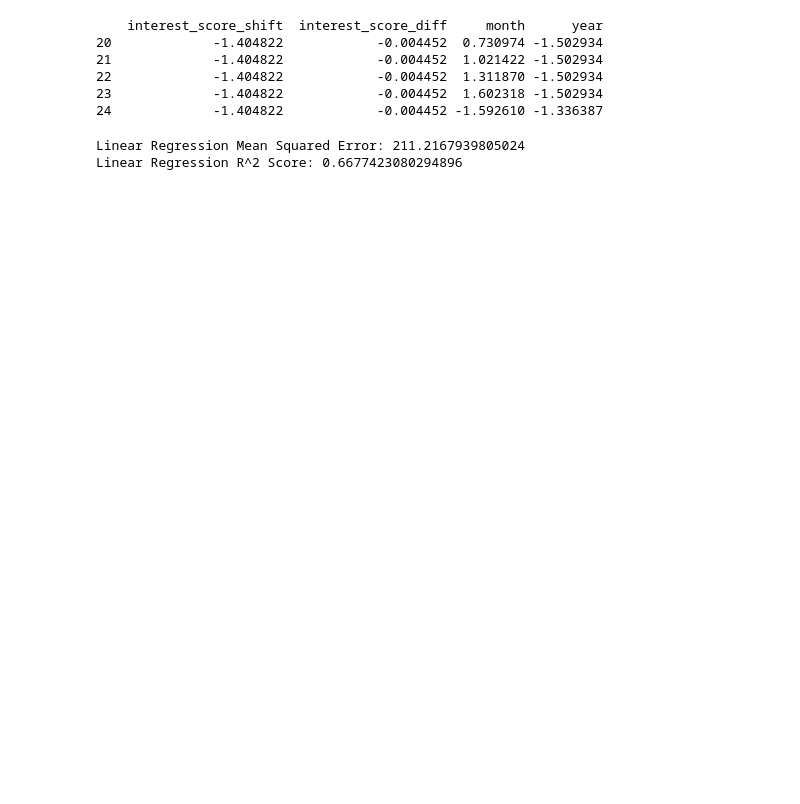
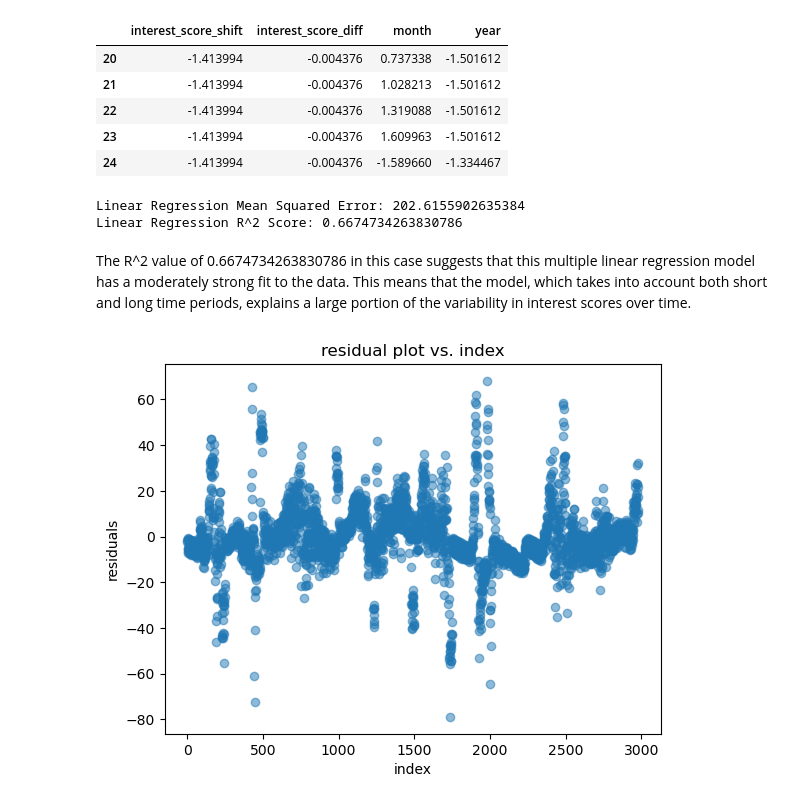
Before and after one commit to Arssh-Bajpai/Health-Trends-predictor, a Jupyter notebook: 2ndML.ipynb, the cells around one changed output. Saved outputs shown, nothing was run; the diff lists cells and outputs as text; code cells hidden in the pictures; blank space fills up the shorter version.

```diff
--- a/2ndML.ipynb
+++ b/2ndML.ipynb
@@ -37,19 +47,19 @@ df
 # %%
-# Select features
+# Select features to investigate trend's longevity
 features = ['interest_score_shift', 'interest_score_diff', 'month', 'year']
 
-# Since they're are multiple x-values I scale them here
+# Scale x features using standardization
 for feature in features:
     mean = df[feature].mean()
     std_dev = df[feature].std()
     df[feature] = (df[feature] - mean) / std_dev
 
-print(df[features].head())
+df[features].head()
 # %% [output]
-    interest_score_shift  interest_score_diff     month      year
-20             -1.404822            -0.004452  0.730974 -1.502934
-21             -1.404822            -0.004452  1.021422 -1.502934
-22             -1.404822            -0.004452  1.311870 -1.502934
-23             -1.404822            -0.004452  1.602318 -1.502934
-24             -1.404822            -0.004452 -1.592610 -1.336387
+|  | interest_score_shift | interest_score_diff | month | year |
+| 20 | -1.413994 | -0.004376 | 0.737338 | -1.501612 |
+| 21 | -1.413994 | -0.004376 | 1.028213 | -1.501612 |
+| 22 | -1.413994 | -0.004376 | 1.319088 | -1.501612 |
+| 23 | -1.413994 | -0.004376 | 1.609963 | -1.501612 |
+| 24 | -1.413994 | -0.004376 | -1.589660 | -1.334467 |
 # %%
@@ -58,27 +68,25 @@ X = df[features]
 y = df['interest_score']
 X_train, X_test, y_train, y_test = train_test_split(X, y, test_size=0.4, random_state = 42)
 # %%
-import numpy as np
-# Our second type of ML algorithm is a classification example so we convert interest_score to binary for classification
-#(e.g., above median is 1)
-df['interest_class'] = (df['interest_score'] > df['interest_score'].median()).astype(int)
-y_class = df['interest_class']
-#redo the training
-X_train_c, X_test_c, y_train_c, y_test_c = train_test_split(X, y_class, test_size=0.4)
-
-# run linear regression
+# Run linear regression on train data
 lin_reg = LinearRegression()
 lin_reg.fit(X_train, y_train)
+
+# Make predictions with test data
 y_pred = lin_reg.predict(X_test)
-#calculate mse
+
+# Calculate mse
 residuals = y_test - y_pred  # Residuals
 mse = np.mean(residuals ** 2)
-#calculate r^2
+
+# Calculate r^2
 r2 = 1 - (mse)/(y_test.var())
 
 # Evaluate Linear Regression
 print(f"Linear Regression Mean Squared Error: {mse}")
 print(f"Linear Regression R^2 Score: {r2}")
 # %% [output]
-Linear Regression Mean Squared Error: 211.2167939805024
-Linear Regression R^2 Score: 0.6677423080294896
+Linear Regression Mean Squared Error: 202.6155902635384
+Linear Regression R^2 Score: 0.6674734263830786
+# %% [markdown]
+The R^2 value of 0.6674734263830786 in this case suggests that this multiple linear regression model has a moderately strong fit to the data. This means that the model, which takes into account both short and long time periods, explains a large portion of the variability in interest scores over time.
@@ -84,0 +100,11 @@ Linear Regression R^2 Score: 0.6677423080294896
+# %%
+# Checking assumptions
+
+# Plot index vs. residuals
+plt.scatter(range(len(X)), resids, alpha=0.5)
+plt.xlabel("index")
+plt.ylabel("residuals")
+plt.title("residual plot vs. index")
+plt.show()
+# %% [output]
+[figure, added]
```
Also changed, not shown: parts of 15 cells of this notebook.
